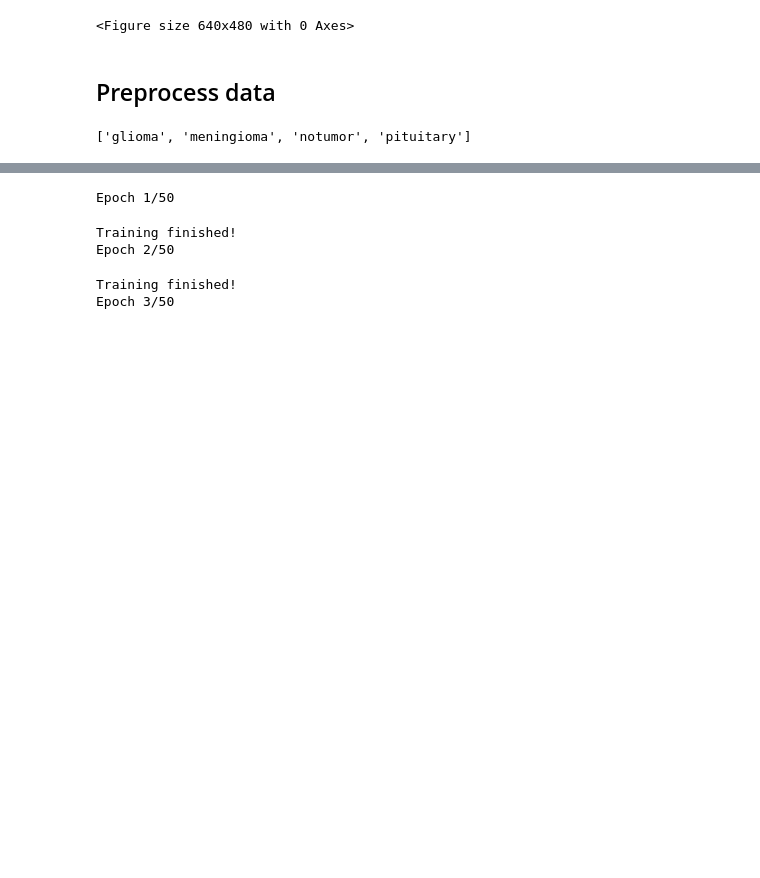
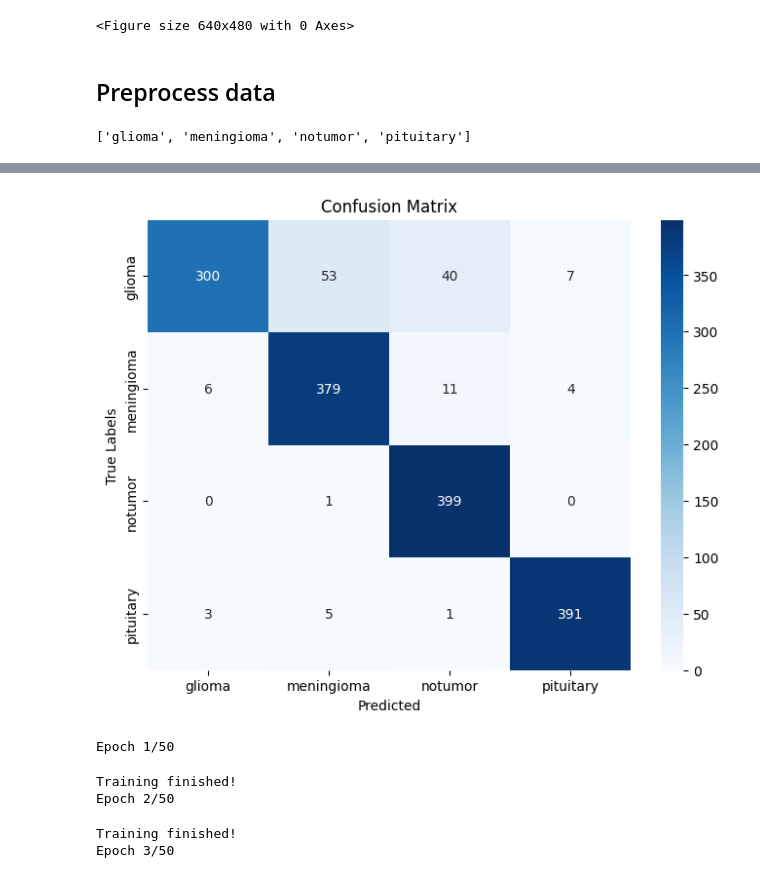
Before and after one commit to jtran2509/ai_brain_tumor_dashboard, a Jupyter notebook: notebooks/brain_tumor_EDA.ipynb, the cells around one changed output, grey strips where cells are left out. Saved outputs shown, nothing was run; the diff lists cells and outputs as text; code cells hidden in the pictures; blank space fills up the shorter version.

```diff
--- a/notebooks/brain_tumor_EDA.ipynb
+++ b/notebooks/brain_tumor_EDA.ipynb
@@ -400,0 +544,30 @@ auc_metric = ROCAUCMetric()
+# %%
+# Plotting classification report and confusion matrix
+from sklearn.metrics import classification_report, confusion_matrix
+import seaborn as sns
+
+
+def detailed_report(trainer, test_loader):
+  trainer.model.eval()
+
+  all_preds = []
+  all_labels =[]
+
+  print("---Gathering predictions---")
+  with torch.no_grad():
+    for imgs, labels in test_loader:
+      imgs = imgs.to(trainer.Config.device)
+      outputs = trainer.model(imgs)
+      preds = torch.argmax(outputs, dim = 1)
+
+      all_preds.extend(preds.cpu().numpy())
+      all_labels.extend(labels.cpu().numpy())
+
+  return all_preds, all_labels
+# %%
+# Run the function to get predictions and labels
+all_preds, all_labels = detailed_report(trainer_6, test_loader)
+
+# 1. Print classification report
+print("---Classification Report---")
+print(classification_report(all_labels, all_preds, target_names=test_loader.dataset.classes))
@@ -400,0 +591,14 @@ auc_metric = ROCAUCMetric()
+# %%
+# 2. Confustion matrix
+cm = confusion_matrix(all_labels, all_preds)
+plt.figure(figsize=(8, 6))
+sns.heatmap(cm, annot=True, fmt='d', cmap='Blues',
+            xticklabels=test_loader.dataset.classes,
+            yticklabels=test_loader.dataset.classes)
+plt.xlabel('Predicted')
+plt.ylabel('True Labels')
+plt.title('Confusion Matrix')
+plt.savefig("confusion_matrix.png", dpi=300)
+plt.show()
+# %% [output]
+[figure, added]
```
Also changed, not shown: parts of 22 cells of this notebook, 8 other files.
